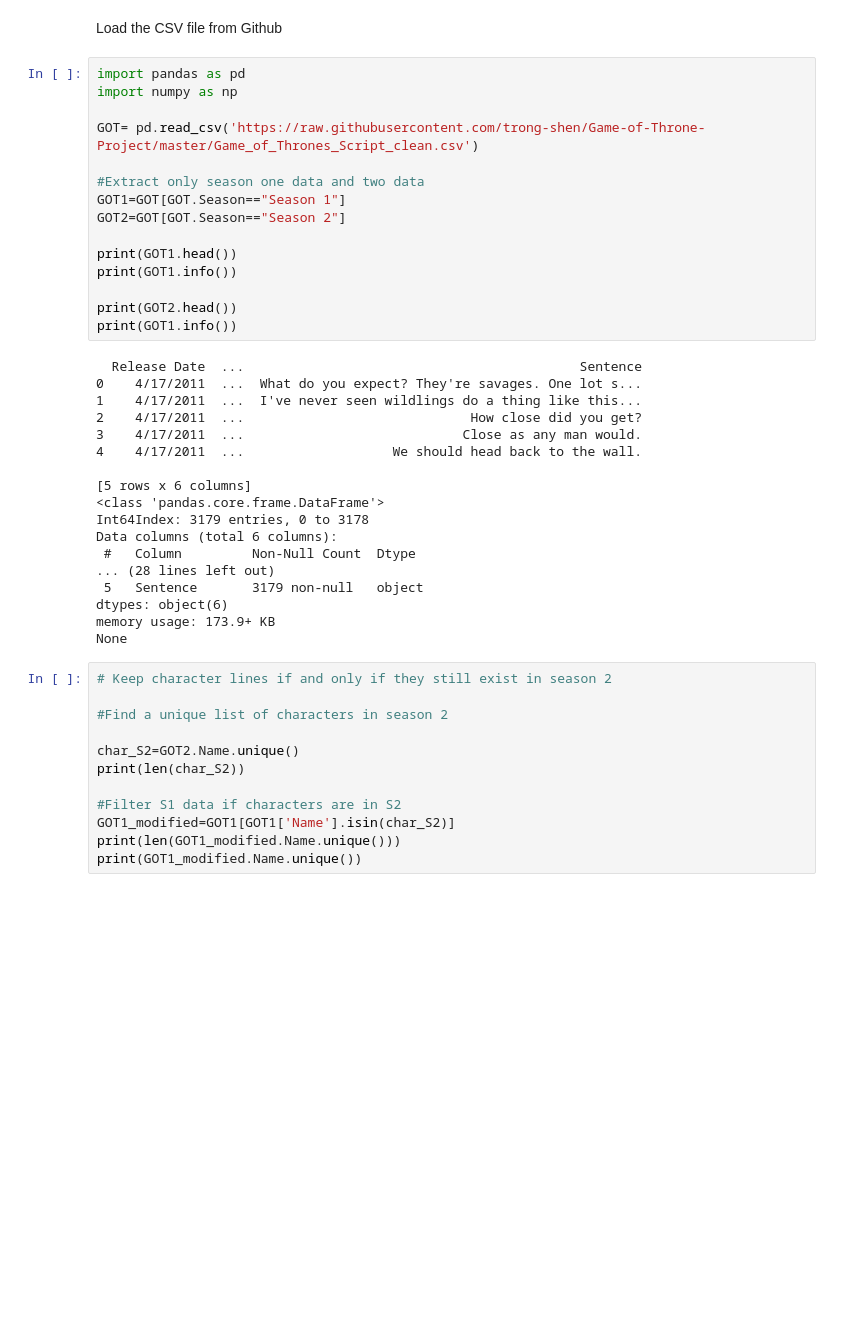
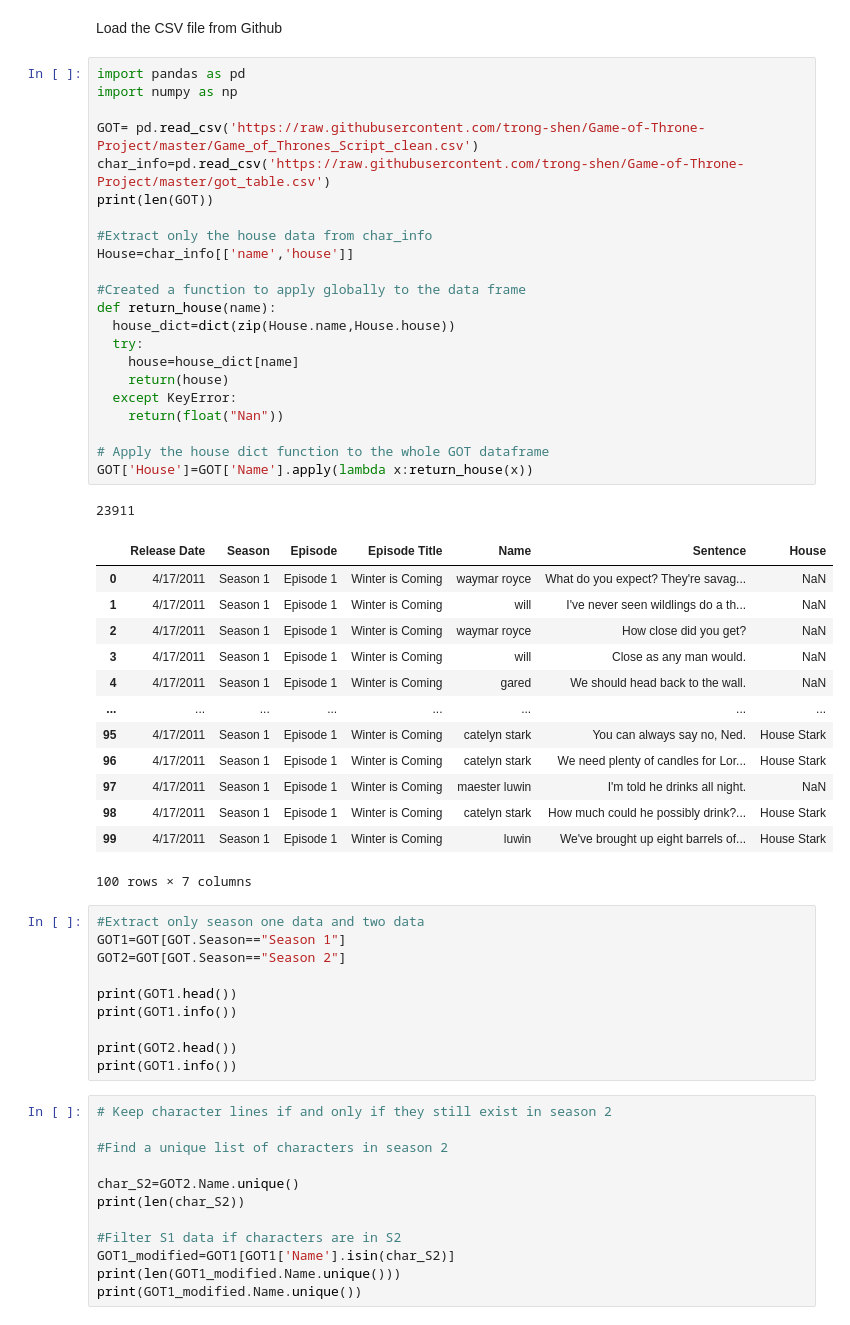
Before and after one commit to trong-shen/Game-of-Throne-Project, a Jupyter notebook: GOT_Project.ipynb, the cells around one changed output. Cells and saved outputs as stored; diff of their text form; blank space fills up the shorter version.

```diff
--- a/GOT_Project.ipynb
+++ b/GOT_Project.ipynb
@@ -2,12 +2,44 @@
 <a href="https://colab.research.google.com/github/trong-shen/Game-of-Throne-Project/blob/master/GOT_Project.ipynb" target="_parent"><img src="https://colab.research.google.com/assets/colab-badge.svg" alt="Open In Colab"/></a>
 # %% [markdown]
 Load the CSV file from Github
+# %%
+import pandas as pd
+import numpy as np
+
+GOT= pd.read_csv('https://raw.githubusercontent.com/trong-shen/Game-of-Throne-Project/master/Game_of_Thrones_Script_clean.csv')
+char_info=pd.read_csv('https://raw.githubusercontent.com/trong-shen/Game-of-Throne-Project/master/got_table.csv')
+print(len(GOT))
+
+#Extract only the house data from char_info
+House=char_info[['name','house']]
+
+#Created a function to apply globally to the data frame
+def return_house(name):
+  house_dict=dict(zip(House.name,House.house))
+  try:
+    house=house_dict[name]
+    return(house)
+  except KeyError:
+    return(float("Nan"))
+
+# Apply the house dict function to the whole GOT dataframe
+GOT['House']=GOT['Name'].apply(lambda x:return_house(x))
+# %% [output]
+23911
+|  | Release Date | Season | Episode | Episode Title | Name | Sentence | House |
+| 0 | 4/17/2011 | Season 1 | Episode 1 | Winter is Coming | waymar royce | What do you expect? They're savag... | NaN |
+| 1 | 4/17/2011 | Season 1 | Episode 1 | Winter is Coming | will | I've never seen wildlings do a th... | NaN |
+| 2 | 4/17/2011 | Season 1 | Episode 1 | Winter is Coming | waymar royce | How close did you get? | NaN |
+| 3 | 4/17/2011 | Season 1 | Episode 1 | Winter is Coming | will | Close as any man would. | NaN |
+| 4 | 4/17/2011 | Season 1 | Episode 1 | Winter is Coming | gared | We should head back to the wall. | NaN |
+| ... | ... | ... | ... | ... | ... | ... | ... |
+| 95 | 4/17/2011 | Season 1 | Episode 1 | Winter is Coming | catelyn stark | You can always say no, Ned. | House Stark |
+| 96 | 4/17/2011 | Season 1 | Episode 1 | Winter is Coming | catelyn stark | We need plenty of candles for Lor... | House Stark |
+| 97 | 4/17/2011 | Season 1 | Episode 1 | Winter is Coming | maester luwin | I'm told he drinks all night. | NaN |
+| 98 | 4/17/2011 | Season 1 | Episode 1 | Winter is Coming | catelyn stark | How much could he possibly drink?... | House Stark |
+| 99 | 4/17/2011 | Season 1 | Episode 1 | Winter is Coming | luwin | We've brought up eight barrels of... | House Stark |
+100 rows × 7 columns
 # %%
-import pandas as pd
-import numpy as np
-
-GOT= pd.read_csv('https://raw.githubusercontent.com/trong-shen/Game-of-Throne-Project/master/Game_of_Thrones_Script_clean.csv')
-
 #Extract only season one data and two data
 GOT1=GOT[GOT.Season=="Season 1"]
 GOT2=GOT[GOT.Season=="Season 2"]
@@ -17,24 +49,6 @@ print(GOT1.info())
 
 print(GOT2.head())
 print(GOT1.info())
-# %% [output]
-  Release Date  ...                                           Sentence
-0    4/17/2011  ...  What do you expect? They're savages. One lot s...
-1    4/17/2011  ...  I've never seen wildlings do a thing like this...
-2    4/17/2011  ...                             How close did you get?
-3    4/17/2011  ...                            Close as any man would.
-4    4/17/2011  ...                   We should head back to the wall.
-
-[5 rows x 6 columns]
-<class 'pandas.core.frame.DataFrame'>
-Int64Index: 3179 entries, 0 to 3178
-Data columns (total 6 columns):
- #   Column         Non-Null Count  Dtype
-... (28 lines left out)
- 5   Sentence       3179 non-null   object
-dtypes: object(6)
-memory usage: 173.9+ KB
-None
 # %%
 # Keep character lines if and only if they still exist in season 2
 
```
